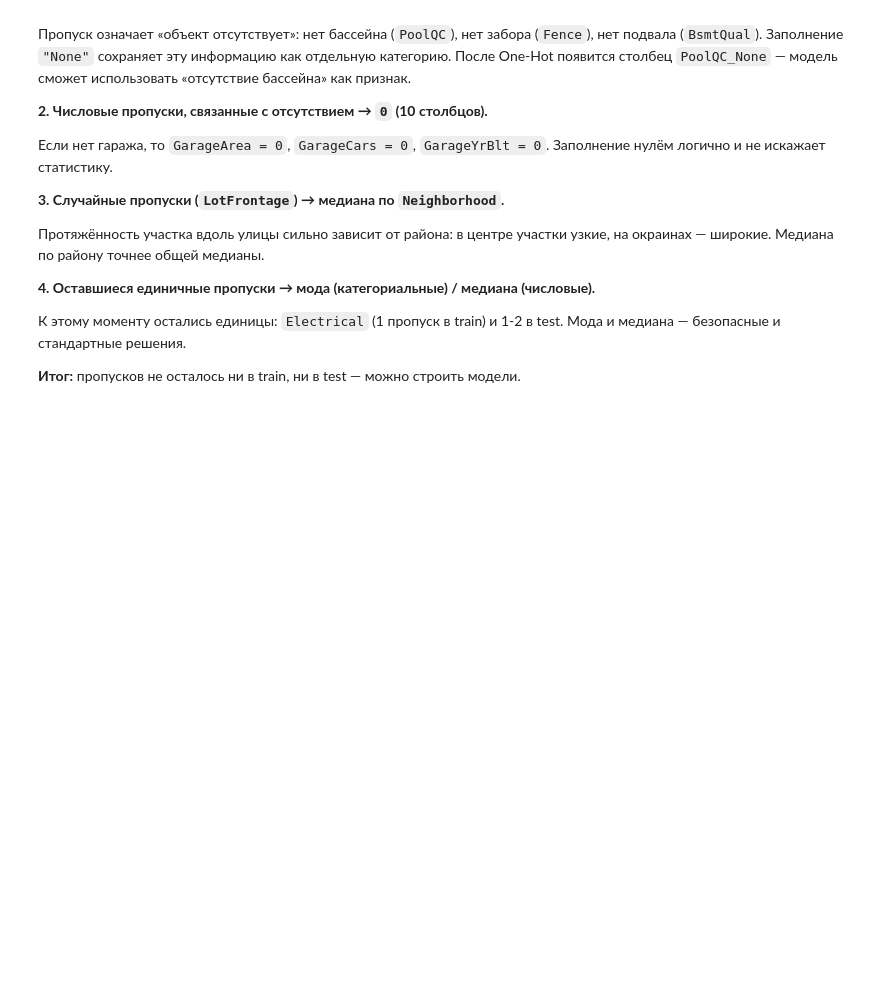
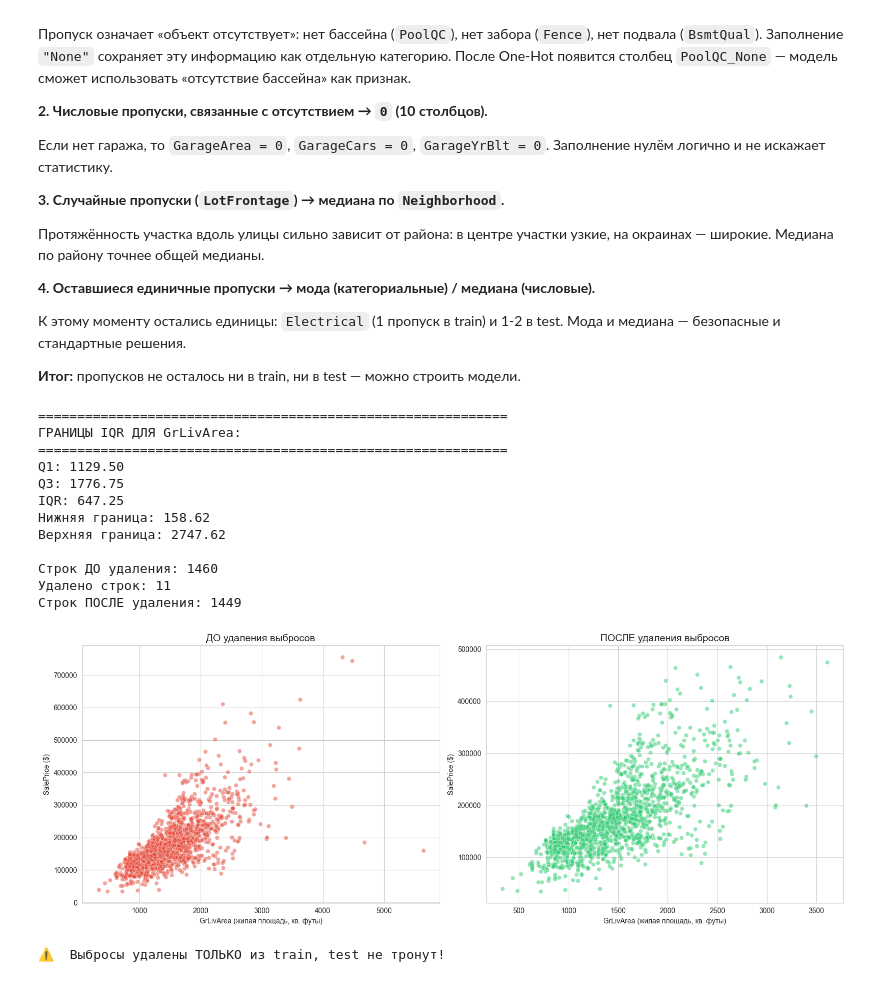
Before and after one commit to IvanovSimoon/ml-course-ivanov, a Jupyter notebook: module-2-house-prices/notebook.ipynb, the cells around one changed output. Drawn from its saved outputs; the diff is of its cells as text; code cells hidden in the pictures; blank space fills up the shorter version.

```diff
--- a/module-2-house-prices/notebook.ipynb
+++ b/module-2-house-prices/notebook.ipynb
@@ -677,3 +692,77 @@ dtype: int64
 К этому моменту остались единицы: `Electrical` (1 пропуск в train) и 1-2 в test. Мода и медиана — безопасные и стандартные решения.
 
 **Итог:** пропусков не осталось ни в train, ни в test — можно строить модели.
+# %%
+# ============================================================
+# ШАГ 6.1: ОБРАБОТКА ВЫБРОСОВ — ВИЗУАЛИЗАЦИЯ
+# ============================================================
+
+fig, axes = plt.subplots(1, 2, figsize=(16, 6))
+
+# --- График ДО ---
+sns.scatterplot(data=train_df, x='GrLivArea', y='SalePrice',
+                ax=axes[0], alpha=0.5, color='#e74c3c')
+axes[0].set_title('ДО удаления выбросов', fontsize=14)
+axes[0].set_xlabel('GrLivArea (жилая площадь, кв. футы)')
+axes[0].set_ylabel('SalePrice ($)')
+
+# --- Границы IQR для GrLivArea ---
+Q1 = train_df['GrLivArea'].quantile(0.25)
+Q3 = train_df['GrLivArea'].quantile(0.75)
+IQR = Q3 - Q1
+lower_bound = Q1 - 1.5 * IQR
+upper_bound = Q3 + 1.5 * IQR
+
+print("=" * 60)
+print("ГРАНИЦЫ IQR ДЛЯ GrLivArea:")
+print("=" * 60)
+print(f"Q1: {Q1:.2f}")
+print(f"Q3: {Q3:.2f}")
+print(f"IQR: {IQR:.2f}")
+print(f"Нижняя граница: {lower_bound:.2f}")
+print(f"Верхняя граница: {upper_bound:.2f}")
+
+# ============================================================
+# ШАГ 6.2: УДАЛЕНИЕ ВЫБРОСОВ ПО ДОМЕННЫМ ЗНАНИЯМ
+# ============================================================
+
+initial_len = len(train_df)
+print(f"\nСтрок ДО удаления: {initial_len}")
+
+# Дома >4000 кв.ф. по цене <$500k — аномалии (известны из Kaggle)
+train_df = train_df[
+    (train_df['GrLivArea'] < 4000) &
+    (train_df['SalePrice'] < 500000)
+]
+
+removed = initial_len - len(train_df)
+print(f"Удалено строк: {removed}")
+print(f"Строк ПОСЛЕ удаления: {len(train_df)}")
+
+# --- График ПОСЛЕ ---
+sns.scatterplot(data=train_df, x='GrLivArea', y='SalePrice',
+                ax=axes[1], alpha=0.5, color='#2ecc71')
+axes[1].set_title('ПОСЛЕ удаления выбросов', fontsize=14)
+axes[1].set_xlabel('GrLivArea (жилая площадь, кв. футы)')
+axes[1].set_ylabel('SalePrice ($)')
+
+plt.tight_layout()
+plt.savefig('examples/outliers.png', dpi=100, bbox_inches='tight')
+plt.show()
+
+print("\n⚠️  Выбросы удалены ТОЛЬКО из train, test не тронут!")
+# %% [output]
+============================================================
+ГРАНИЦЫ IQR ДЛЯ GrLivArea:
+============================================================
+Q1: 1129.50
+Q3: 1776.75
+IQR: 647.25
+Нижняя граница: 158.62
+Верхняя граница: 2747.62
+
+Строк ДО удаления: 1460
+Удалено строк: 11
+Строк ПОСЛЕ удаления: 1449
+[figure, added]
+⚠️  Выбросы удалены ТОЛЬКО из train, test не тронут!
```
Also changed, not shown: parts of 6 cells of this notebook, 1 other file.
